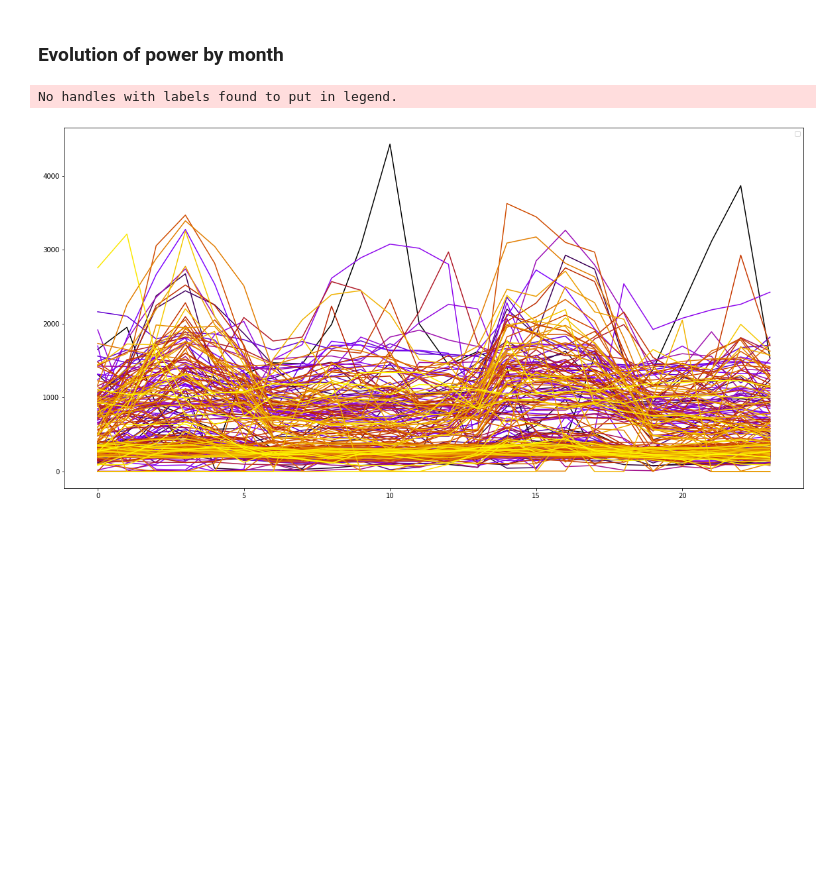
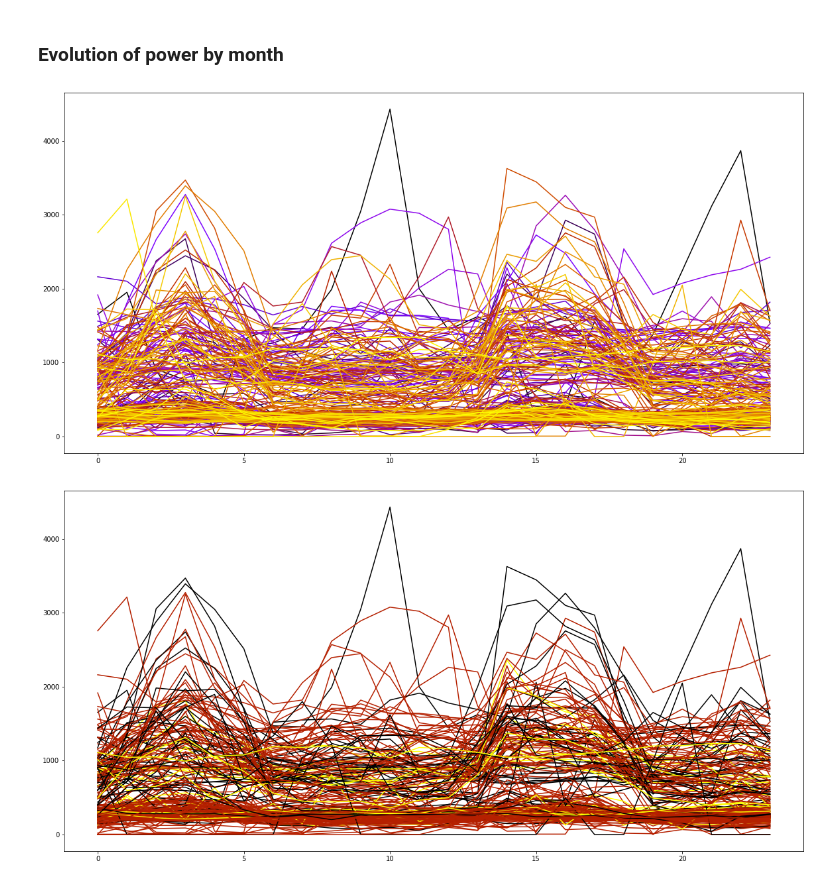
Before and after one commit to energy-army-knife/hack-the-electron-a, a Jupyter notebook: notebooks/dataset_analysis.ipynb, the cells around one changed output. Saved outputs shown, nothing was run; the diff lists cells and outputs as text; code cells hidden in the pictures; blank space fills up the shorter version.

```diff
--- a/notebooks/dataset_analysis.ipynb
+++ b/notebooks/dataset_analysis.ipynb
@@ -103,8 +108,26 @@ colors = [cmap(i) for i in np.linspace(0, 1, mean_power_months.shape[1])]
 figure(num=None, figsize=(20, 10), facecolor='w', edgecolor='k')
 for i, color in enumerate(colors, start=1):
     plt.plot(range(24), mean_power_months[:,i-1], color=color)
-plt.legend(loc='best')
 plt.show()
 # %% [output]
-No handles with labels found to put in legend.
 [figure]
+# %%
+meters_id = df_power.columns[2:]
+
+tarrif_names = list(tariff_counter.keys())
+
+colors = [cmap(i) for i in np.linspace(0, 1, len(tarrif_names))]
+colors_tarriff = {}
+for i in range(len(tarrif_names)):
+    colors_tarriff[tarrif_names[i]] = colors[i]
+
+
+figure(num=None, figsize=(20, 10), facecolor='w', edgecolor='k')
+
+for i in range(mean_power_months.shape[1]):
+    meter_name = df_power.columns[2:][i]
+    color_line = colors_tarriff[df_dataset.loc[df_dataset['meter_id'] == meter_name].iloc[0].tariff.strip()]
+    plt.plot(range(24), mean_power_months[:,i], color=color_line)
+plt.show()
+# %% [output]
+[figure, added]
```
Also changed, not shown: parts of 2 cells of this notebook.
